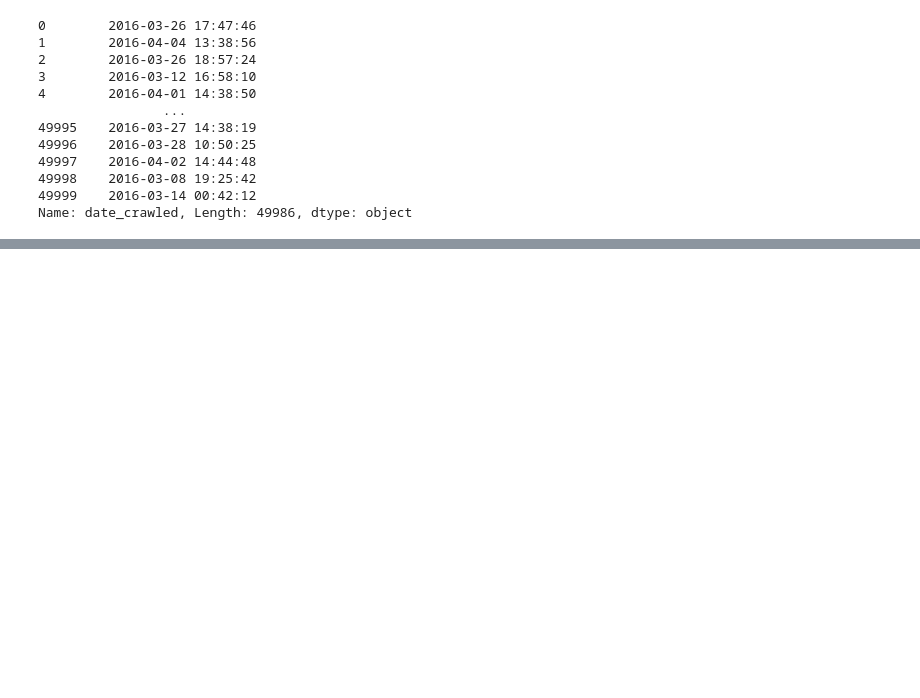
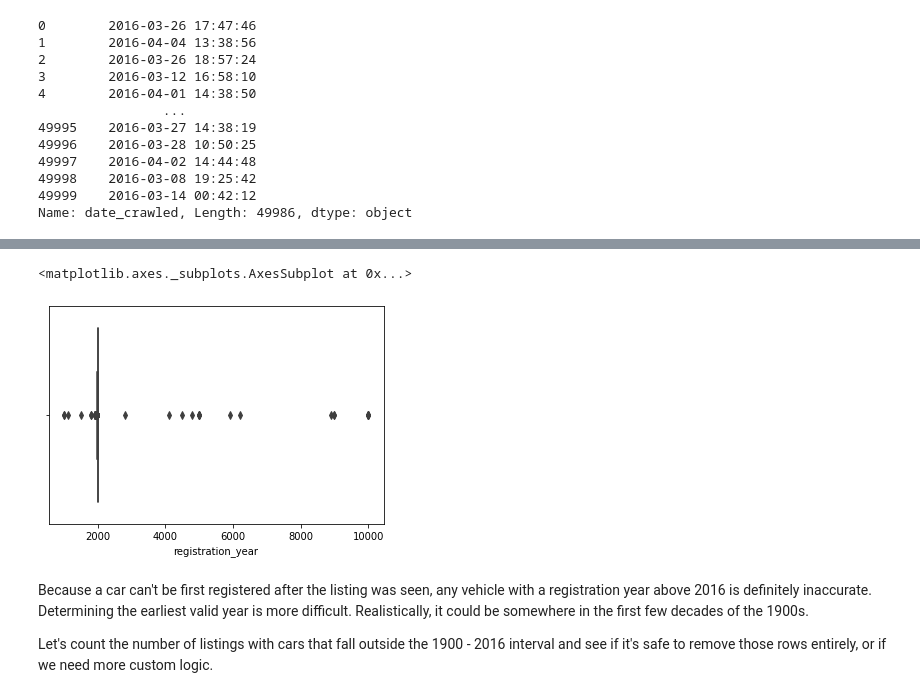
Before and after one commit to xor9237/autos, a Jupyter notebook: dq_autos.ipynb, the cells around one changed output, grey strips where cells are left out. Cells and saved outputs as stored; diff of their text form; code cells hidden in the pictures; blank space fills up the shorter version.

```diff
--- a/dq_autos.ipynb
+++ b/dq_autos.ipynb
@@ -321,0 +346,9 @@ Name: date_crawled, dtype: object
+# %%
+sns.boxplot(autos['registration_year'])
+# %% [output]
+<matplotlib.axes._subplots.AxesSubplot at 0x...>
+[figure, added]
+# %% [markdown]
+Because a car can't be first registered after the listing was seen, any vehicle with a registration year above 2016 is definitely inaccurate. Determining the earliest valid year is more difficult. Realistically, it could be somewhere in the first few decades of the 1900s.
+
+Let's count the number of listings with cars that fall outside the 1900 - 2016 interval and see if it's safe to remove those rows entirely, or if we need more custom logic.
```
Also changed, not shown: parts of 21 cells of this notebook.
